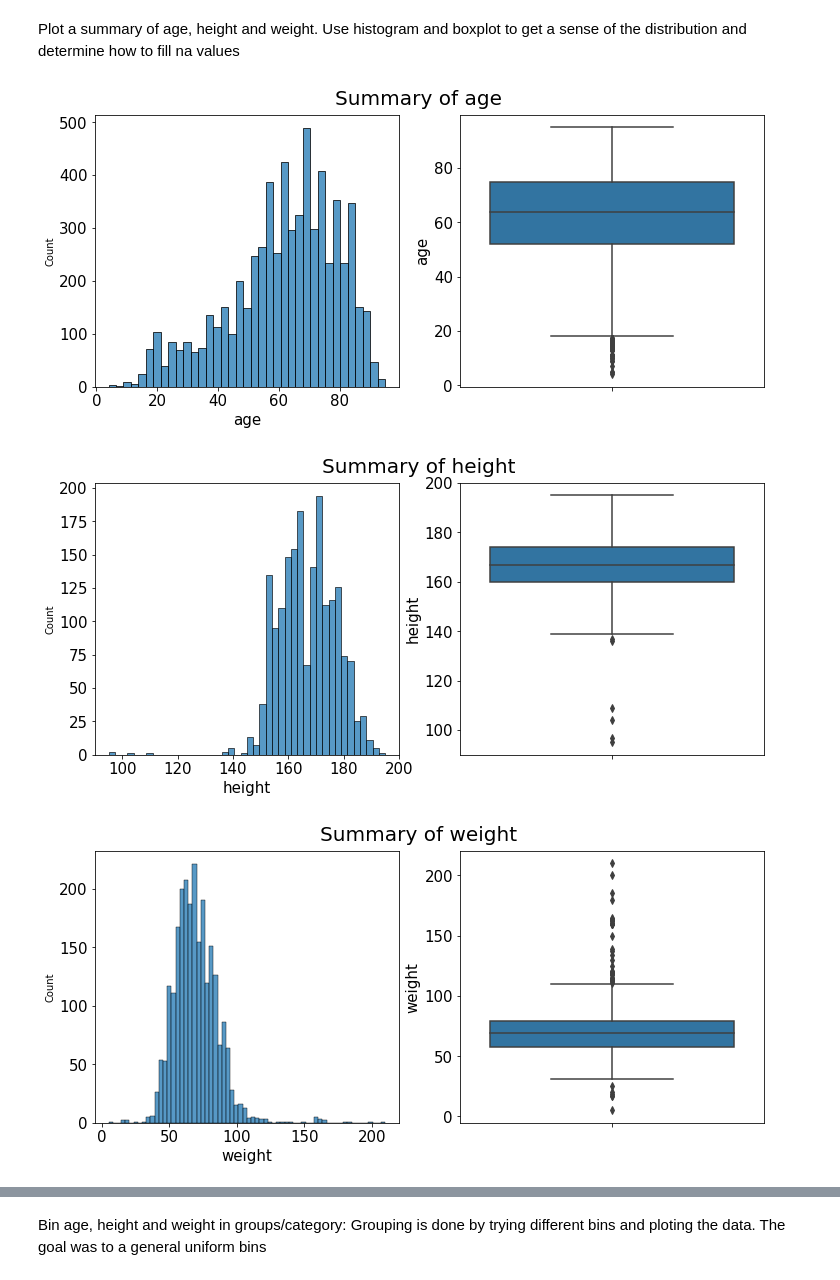
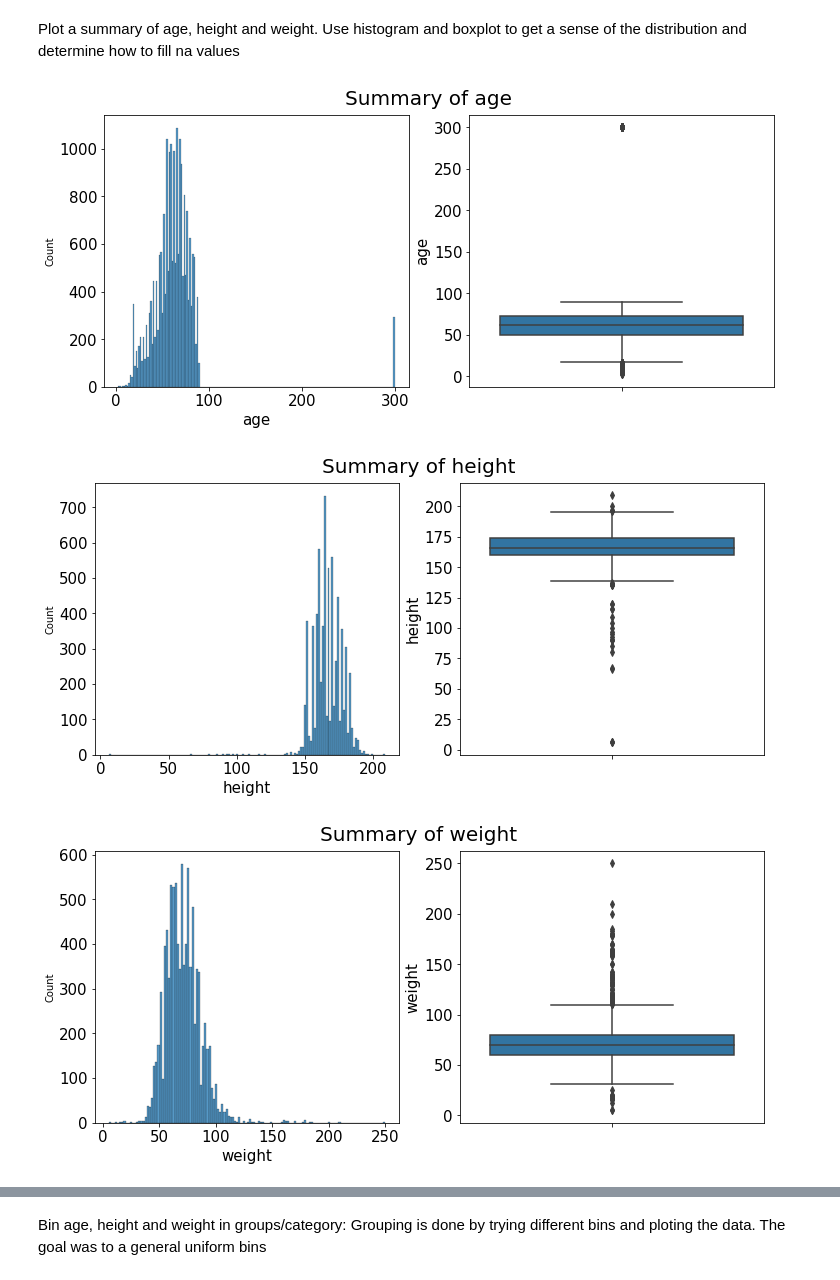
Before and after one commit to BakarrBah/Springboard, a Jupyter notebook: Capstone2/01_DataWrangling.ipynb, the cells around one changed output, grey strips where cells are left out. Cells and saved outputs as stored; diff of their text form; code cells hidden in the pictures.

```diff
--- a/Capstone2/01_DataWrangling.ipynb
+++ b/Capstone2/01_DataWrangling.ipynb
@@ -83,0 +11,11 @@ df_patient_info.head()
+# %%
+#Create a python function to load ecg metadata.
+file_path = r'12Lead_ECG_Data/PTBXL_DataSet/'
+
+def loadmeta_df (file_name, index = 'ecg_id'):
+    df = pd.read_csv(file_path + file_name, index_col= index)
+    return df
+# %%
+#Load ECG data.  The ptxl_database.csv contains the metadata of all ECG records
+df_ECG_data = loadmeta_df(r'ptbxl_database.csv')
+df_ECG_data.head()
@@ -103,0 +58,9 @@ memory usage: 621.5+ KB
+# %%
+#drop some of the data due to severely missing data or relevancy
+columns= df_ECG_data.columns
+drop_columns_MissingData = columns[[12, 13, 18, 19, 20, 22, 23]] #severely missing data columns. Keep the electrode problem columne as it may be necessary to drop readings related to electrod problems.
+drop_columns_recomended = columns[[5, 6, 7, 9]] #recommended columns to drop
+
+drop_columns = list(drop_columns_MissingData) + list(drop_columns_recomended)
+
+df_ECG_data_clean = df_ECG_data.drop(columns= drop_columns)
@@ -104,5 +87,5 @@ memory usage: 621.5+ KB
 # %%
 #Update the electrode problem feature to Yes or NO
-df_patient_info.electrodes_problems = df_patient_info.electrodes_problems.where(df_patient_info.electrodes_problems.isna(), other= 'yes')
-df_patient_info.electrodes_problems = df_patient_info.electrodes_problems.fillna('no')
+df_ECG_data_clean.electrodes_problems = df_ECG_data_clean.electrodes_problems.where(df_ECG_data_clean.electrodes_problems.isna(), other= 'yes')
+df_ECG_data_clean.electrodes_problems = df_ECG_data_clean.electrodes_problems.fillna('no')
 # %%
@@ -122,24 +105,24 @@ Plot a summary of age, height and weight. Use histogram and boxplot to get a sen
 # %%
 features= ['age', 'height', 'weight']
 label_size= 15
 
 for feature in features:
 
     fig, (ax1, ax2) = plt.subplots(figsize= (12, 5), ncols= 2, nrows= 1)
-    _= sns.histplot(x= feature, ax= ax1, data= df_patient_info)
-    _= sns.boxplot(y= feature, data= df_patient_info, ax= ax2)
+    _= sns.histplot(x= feature, ax= ax1, data= df_ECG_data_clean)
+    _= sns.boxplot(y= feature, data= df_ECG_data_clean, ax= ax2)
 
     ax1.set_xlabel(feature, fontsize = label_size)
     ax1.tick_params(axis= 'both', labelsize= label_size)
 
 
     ax2.set_ylabel(feature, fontsize = label_size)
     ax2.tick_params(axis= 'both', labelsize= label_size)
 
     _=fig.suptitle(f'Summary of {feature}', fontsize= 20, y= 0.95)
 # %% [output]
-[figure, old version]
+[figure, new version]
-[figure, old version]
+[figure, new version]
-[figure, old version]
+[figure, new version]
 # %% [markdown]
 The plots shows a few outliesrs but there is some symmetry around the mean for the height and weight.
```
Also changed, not shown: parts of 53 cells of this notebook, 3 other files.
